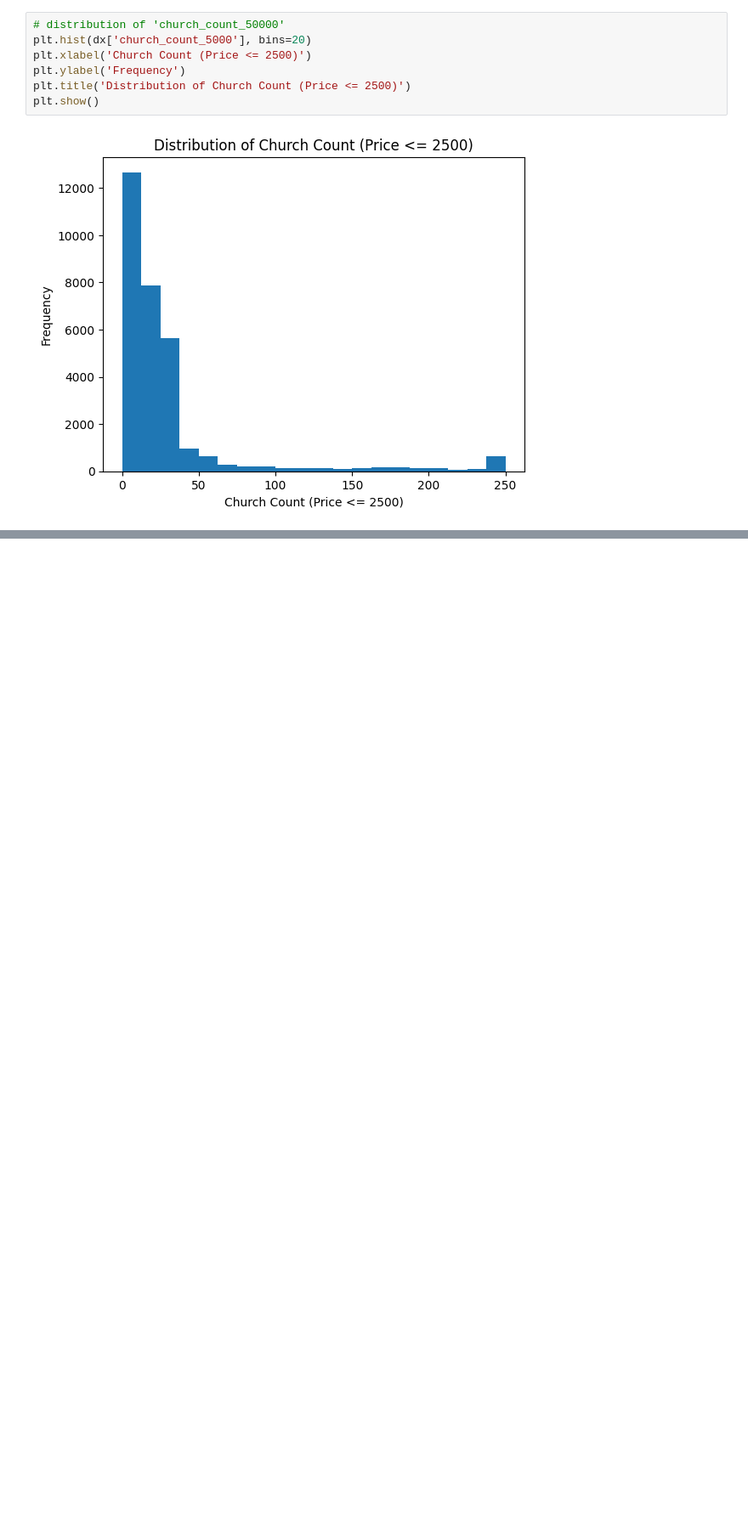
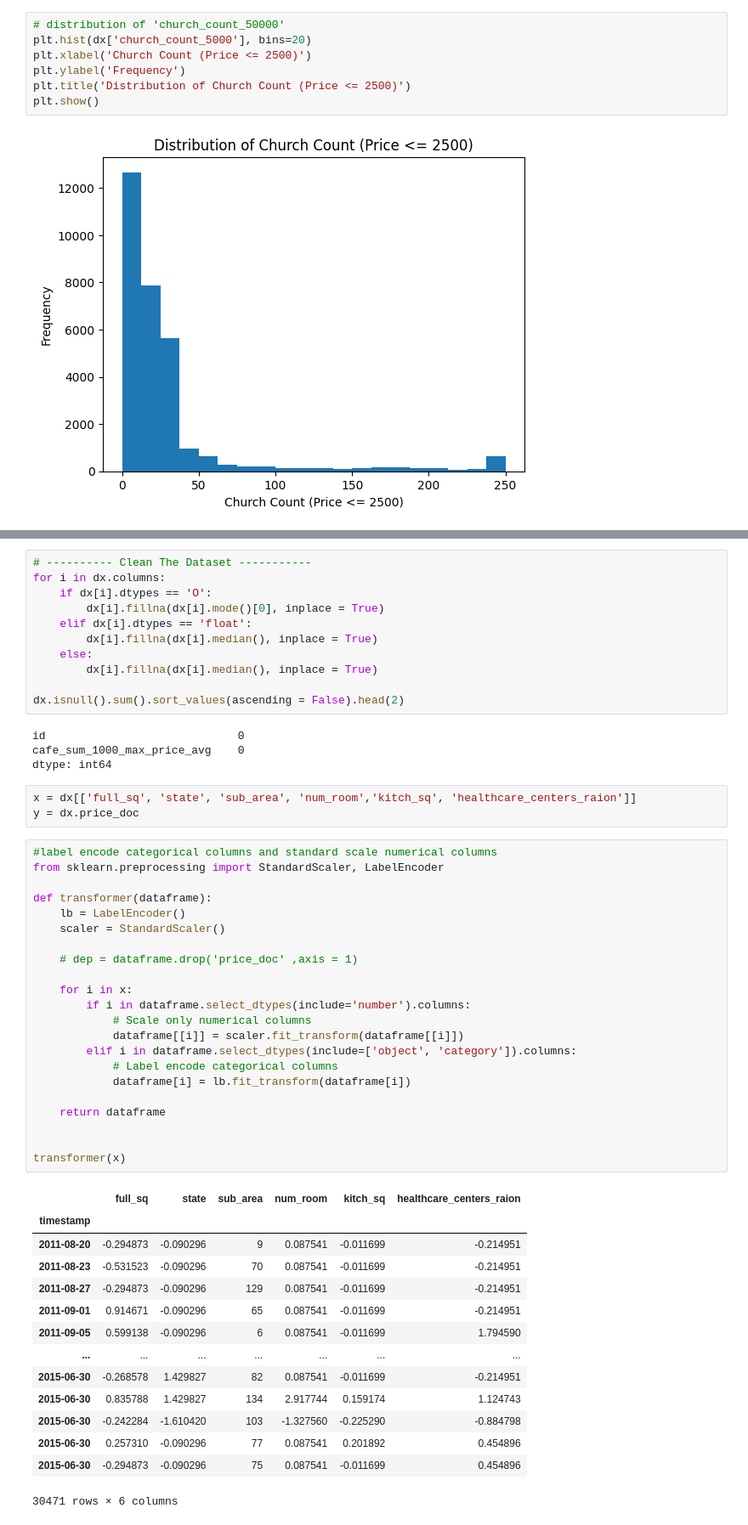
Before and after one commit to Obuninta/Final_Project, a Jupyter notebook: HousePricesPrediction.ipynb, the cells around one changed output, grey strips where cells are left out. Shown: that part at 85% size. Drawn from its saved outputs; the diff is of its cells as text; blank space fills up the shorter version.

```diff
--- a/HousePricesPrediction.ipynb
+++ b/HousePricesPrediction.ipynb
@@ -237,0 +344,55 @@ plt.show()
+# %%
+# ---------- Clean The Dataset -----------
+for i in dx.columns:
+    if dx[i].dtypes == 'O':
+        dx[i].fillna(dx[i].mode()[0], inplace = True)
+    elif dx[i].dtypes == 'float':
+        dx[i].fillna(dx[i].median(), inplace = True)
+    else:
+        dx[i].fillna(dx[i].median(), inplace = True)
+
+dx.isnull().sum().sort_values(ascending = False).head(2)
+# %% [output]
+id                             0
+cafe_sum_1000_max_price_avg    0
+dtype: int64
+# %%
+x = dx[['full_sq', 'state', 'sub_area', 'num_room','kitch_sq', 'healthcare_centers_raion']]
+y = dx.price_doc
+# %%
+#label encode categorical columns and standard scale numerical columns
+from sklearn.preprocessing import StandardScaler, LabelEncoder
+
+def transformer(dataframe):
+    lb = LabelEncoder()
+    scaler = StandardScaler()
+
+    # dep = dataframe.drop('price_doc' ,axis = 1)
+
+    for i in x:
+        if i in dataframe.select_dtypes(include='number').columns:
+            # Scale only numerical columns
+            dataframe[[i]] = scaler.fit_transform(dataframe[[i]])
+        elif i in dataframe.select_dtypes(include=['object', 'category']).columns:
+            # Label encode categorical columns
+            dataframe[i] = lb.fit_transform(dataframe[i])
+
+    return dataframe
+
+
+transformer(x)
+# %% [output]
+|  | full_sq | state | sub_area | num_room | kitch_sq | healthcare_centers_raion |
+| timestamp |  |  |  |  |  |  |
+| 2011-08-20 | -0.294873 | -0.090296 | 9 | 0.087541 | -0.011699 | -0.214951 |
+| 2011-08-23 | -0.531523 | -0.090296 | 70 | 0.087541 | -0.011699 | -0.214951 |
+| 2011-08-27 | -0.294873 | -0.090296 | 129 | 0.087541 | -0.011699 | -0.214951 |
+| 2011-09-01 | 0.914671 | -0.090296 | 65 | 0.087541 | -0.011699 | -0.214951 |
+| 2011-09-05 | 0.599138 | -0.090296 | 6 | 0.087541 | -0.011699 | 1.794590 |
+| ... | ... | ... | ... | ... | ... | ... |
+| 2015-06-30 | -0.268578 | 1.429827 | 82 | 0.087541 | -0.011699 | -0.214951 |
+| 2015-06-30 | 0.835788 | 1.429827 | 134 | 2.917744 | 0.159174 | 1.124743 |
+| 2015-06-30 | -0.242284 | -1.610420 | 103 | -1.327560 | -0.225290 | -0.884798 |
+| 2015-06-30 | 0.257310 | -0.090296 | 77 | 0.087541 | 0.201892 | 0.454896 |
+| 2015-06-30 | -0.294873 | -0.090296 | 75 | 0.087541 | -0.011699 | 0.454896 |
+30471 rows × 6 columns
```
Also changed, not shown: parts of 13 cells of this notebook.
